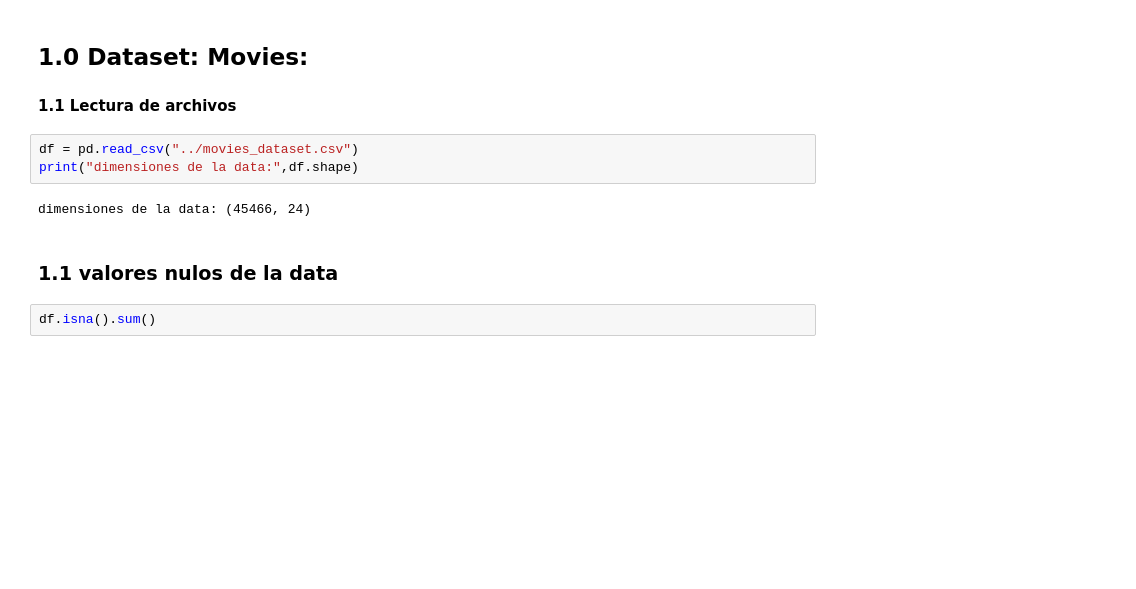
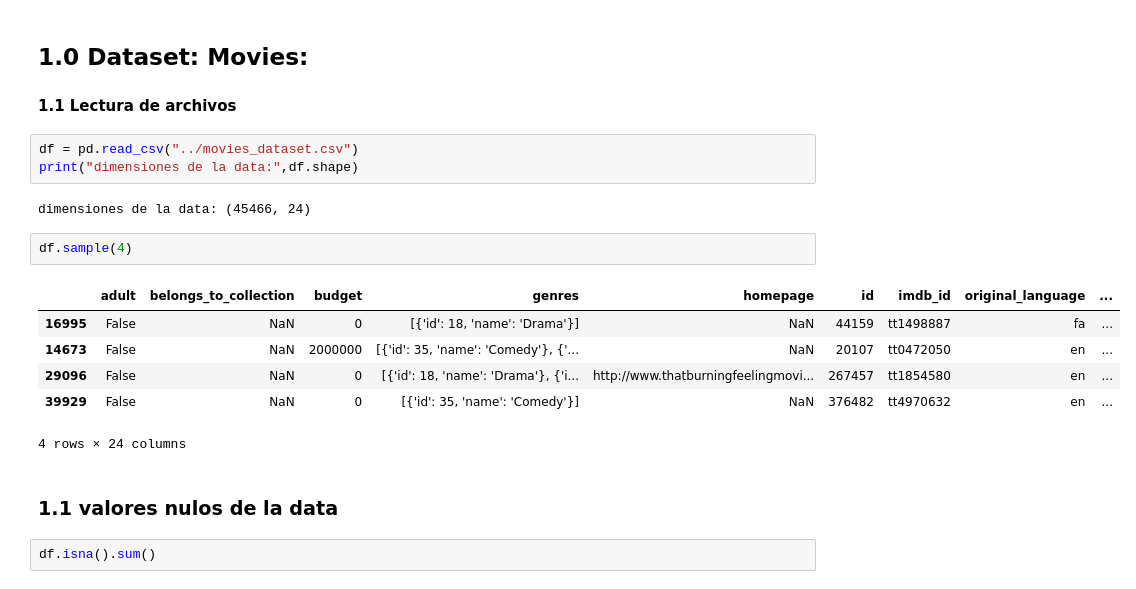
Before and after one commit to Pableren/Henry_proyectos, a Jupyter notebook: Etl.ipynb, the cells around one changed output. Saved outputs shown, nothing was run; the diff lists cells and outputs as text; blank space fills up the shorter version.

```diff
--- a/Etl.ipynb
+++ b/Etl.ipynb
@@ -12,6 +12,15 @@ df = pd.read_csv("../movies_dataset.csv")
 print("dimensiones de la data:",df.shape)
 # %% [output]
 dimensiones de la data: (45466, 24)
+# %%
+df.sample(4)
+# %% [output]
+|  | adult | belongs_to_collection | budget | genres | homepage | id | imdb_id | original_language | ... |
+| 16995 | False | NaN | 0 | [{'id': 18, 'name': 'Drama'}] | NaN | 44159 | tt1498887 | fa | ... |
+| 14673 | False | NaN | 2000000 | [{'id': 35, 'name': 'Comedy'}, {'... | NaN | 20107 | tt0472050 | en | ... |
+| 29096 | False | NaN | 0 | [{'id': 18, 'name': 'Drama'}, {'i... | http://www.thatburningfeelingmovi... | 267457 | tt1854580 | en | ... |
+| 39929 | False | NaN | 0 | [{'id': 35, 'name': 'Comedy'}] | NaN | 376482 | tt4970632 | en | ... |
+4 rows × 24 columns
 # %% [markdown]
 ### 1.1 valores nulos de la data
 # %%
```
Also changed, not shown: 1 other file.
